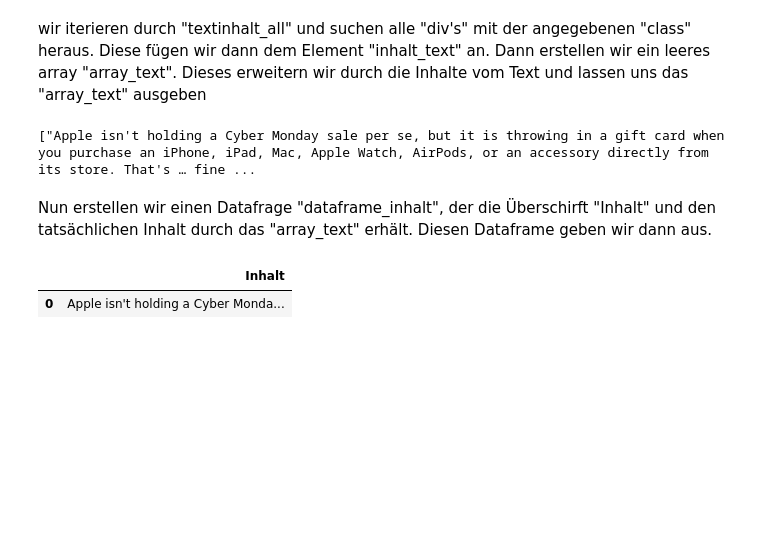
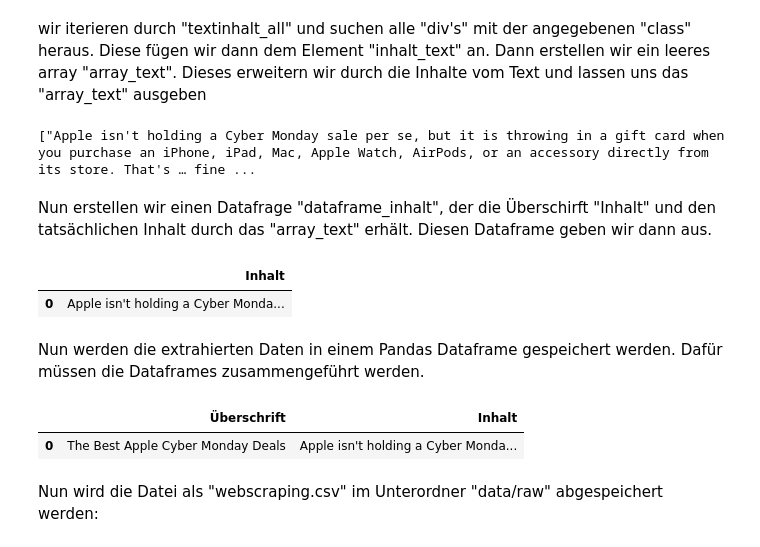
Before and after one commit to MaxxFile/homework-1, a Jupyter notebook: notebooks/01-scraping.ipynb, the cells around one changed output. Cells and saved outputs as stored; diff of their text form; code cells hidden in the pictures; blank space fills up the shorter version.

Commit message:
Erstellung pandas df & abspeichern der daten als csv im Unterordner

```diff
--- a/notebooks/01-scraping.ipynb
+++ b/notebooks/01-scraping.ipynb
@@ -127,3 +127,13 @@ df_inhalt
 # %% [output]
 |  | Inhalt |
 | 0 | Apple isn't holding a Cyber Monda... |
+# %% [markdown]
+Nun werden die extrahierten Daten in einem Pandas Dataframe gespeichert werden. Dafür müssen die Dataframes zusammengeführt werden.
+# %%
+df = df_ueberschrift.join(df_inhalt)
+df
+# %% [output]
+|  | Überschrift | Inhalt |
+| 0 | The Best Apple Cyber Monday Deals | Apple isn't holding a Cyber Monda... |
+# %% [markdown]
+Nun wird die Datei als "webscraping.csv" im Unterordner "data/raw" abgespeichert werden:
```
Also changed, not shown: parts of 1 cell of this notebook, 3 other files.
